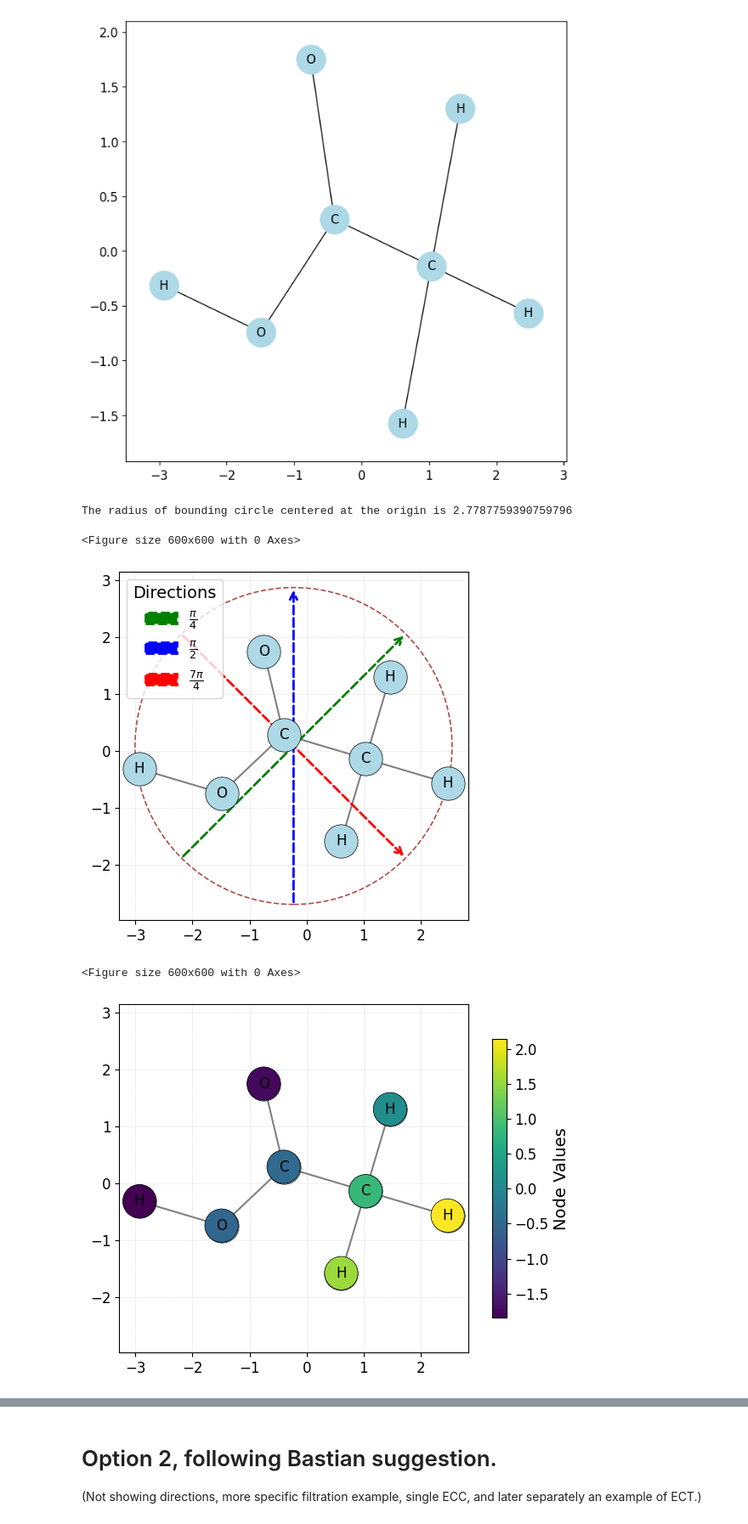
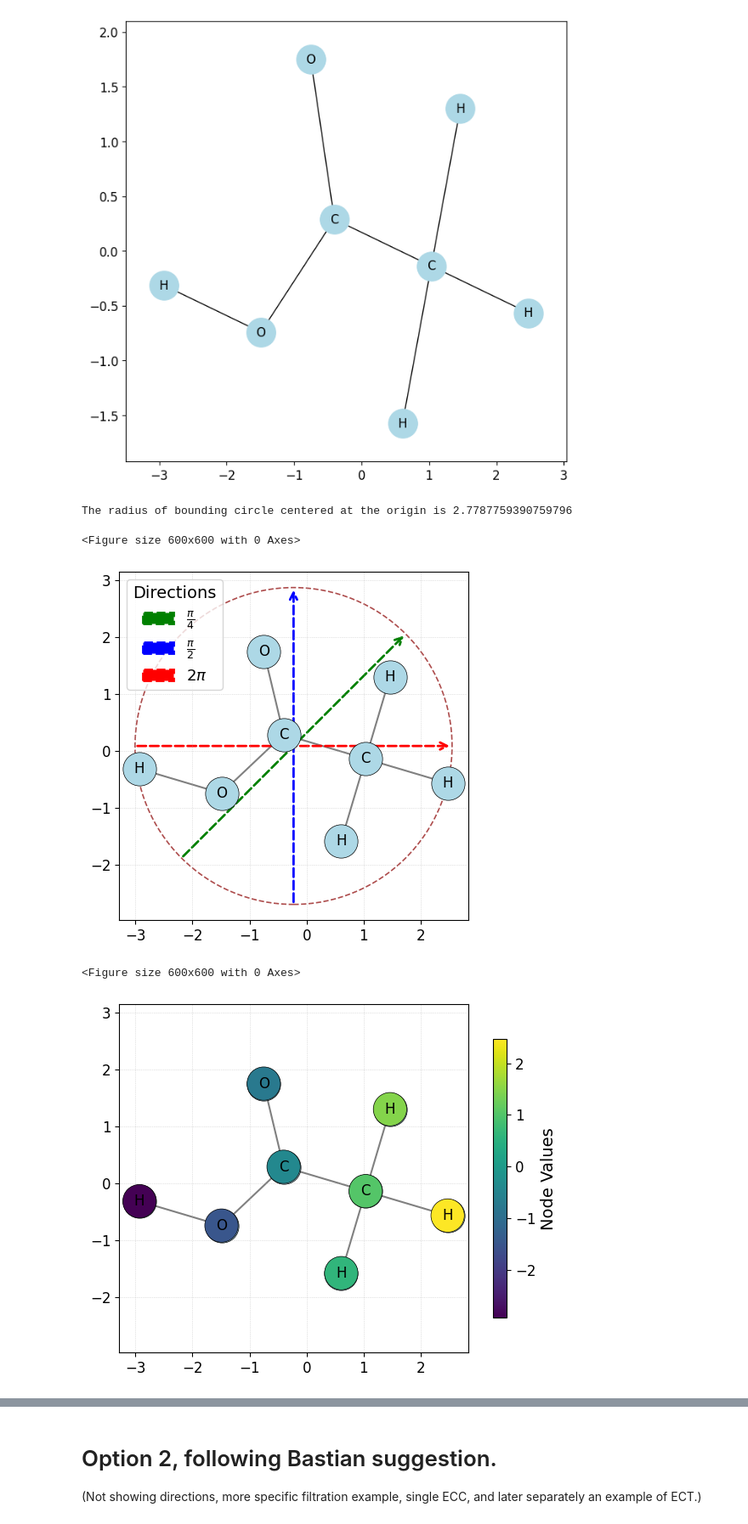
Before and after one commit to victosdur/ECTforMoleculeMachineLearningTask, a Jupyter notebook: FiguresIllustration.ipynb, the cells around one changed output, grey strips where cells are left out. Shown at 85% size. Saved outputs shown, nothing was run; the diff lists cells and outputs as text; code cells hidden in the pictures.

Commit message:
Update illustration figures

```diff
--- a/FiguresIllustration.ipynb
+++ b/FiguresIllustration.ipynb
@@ -91,8 +91,8 @@ for edge in G.edges:
     Graphect.add_edge(edge[0], edge[1])
 
 xcenter, ycenter = Graphect.get_center()
-directions = [np.pi/4, np.pi / 2, 7*np.pi / 4]
-directionsLatex = [r'$\frac{\pi}{4}$', r'$\frac{\pi}{2}$', r'$\frac{7\pi}{4}$']
+directions = [np.pi/4, np.pi / 2, 2*np.pi]
+directionsLatex = [r'$\frac{\pi}{4}$', r'$\frac{\pi}{2}$', r'$2\pi$']
 color=["green", "blue", "red"]
 r = Graphect.get_bounding_radius()
 print(f'The radius of bounding circle centered at the origin is {r}')
@@ -136,20 +136,20 @@ plt.show()
 # %% [output]
 The radius of bounding circle centered at the origin is 2.7787759390759796
 <Figure size 600x600 with 0 Axes>
-[figure, old version]
+[figure, new version]
 # %%
 plt.figure(figsize=(6, 6))
-Graphect.plot(color_nodes_theta=directions[0],with_labels=False,node_size=800)
+Graphect.plot(color_nodes_theta=directions[1],with_labels=False,node_size=800)
 nx.draw_networkx_labels(G, pos, labels={atom.GetIdx(): atom.GetSymbol() for atom in mol.GetAtoms()}, font_color='black')
 plt.xlim(xlims)
 plt.ylim(ylims)
 plt.axis('on')
 plt.tick_params(left=True, bottom=True, labelleft=True, labelbottom=True)
 # plt.title(f"Filtration values of molecule graph for direction {directionsLatex[0]}")
 plt.tight_layout()
 plt.savefig('figures/IllustrationPaper/FiltrationExample.png', dpi=300, bbox_inches='tight')
 plt.show()
 # %% [output]
 <Figure size 600x600 with 0 Axes>
-[figure, old version]
+[figure, new version]
 # %%
```
Also changed, not shown: parts of 4 cells of this notebook, 4 other files.
